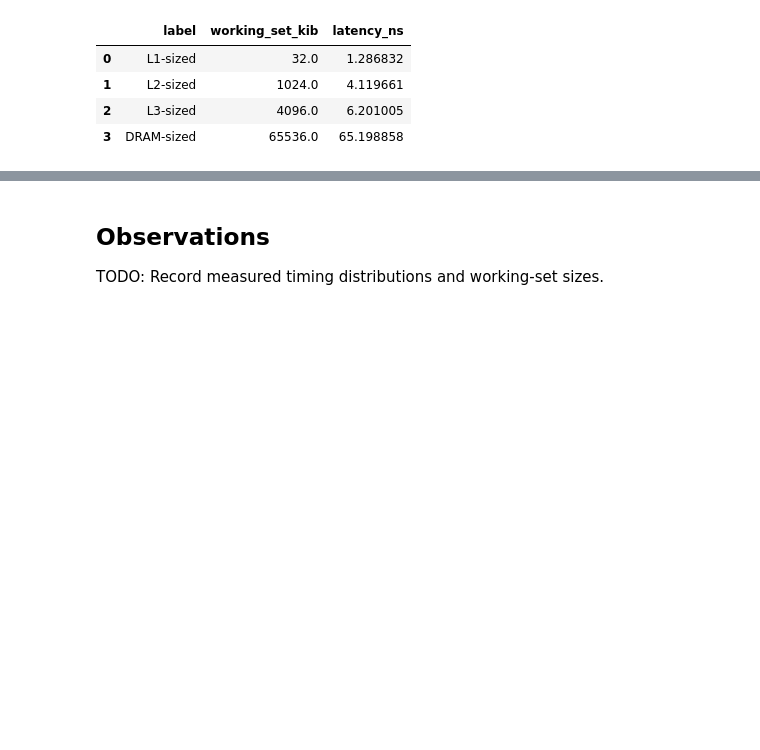
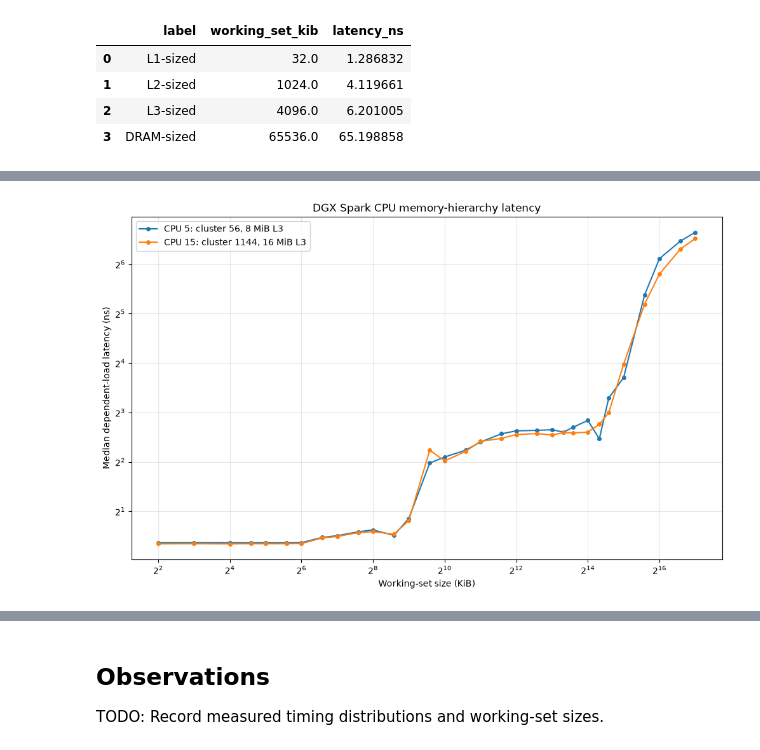
Before and after one commit to coert/dgx-spark-lab, a Jupyter notebook: experiments/00-foundations/02-memory-hierarchy.ipynb, the cells around one changed output, grey strips where cells are left out. Cells and saved outputs as stored; diff of their text form; code cells hidden in the pictures; blank space fills up the shorter version.

Commit message:
Run memory hierarchy latency sweep

```diff
--- a/experiments/00-foundations/02-memory-hierarchy.ipynb
+++ b/experiments/00-foundations/02-memory-hierarchy.ipynb
@@ -390,0 +575,32 @@ sanity_results
+# %%
+import matplotlib.pyplot as plt
+
+
+figure, axis = plt.subplots(figsize=(12, 7))
+
+for cpu_id, cpu_results in latency_summary.groupby("cpu"):
+    metadata = REPRESENTATIVE_CPUS[int(cpu_id)]
+
+    axis.plot(
+        cpu_results["working_set_kib"],
+        cpu_results["median_ns"],
+        marker="o",
+        markersize=4,
+        label=(
+            f"CPU {cpu_id}: cluster {metadata['cluster_id']}, "
+            f"{metadata['l3_mib']} MiB L3"
+        ),
+    )
+
+axis.set_xscale("log", base=2)
+axis.set_yscale("log", base=2)
+
+axis.set_xlabel("Working-set size (KiB)")
+axis.set_ylabel("Median dependent-load latency (ns)")
+axis.set_title("DGX Spark CPU memory-hierarchy latency")
+axis.grid(True, which="both", alpha=0.3)
+axis.legend()
+
+plt.show()
+# %% [output]
+[figure, added]
```
Also changed, not shown: parts of 6 cells of this notebook.
